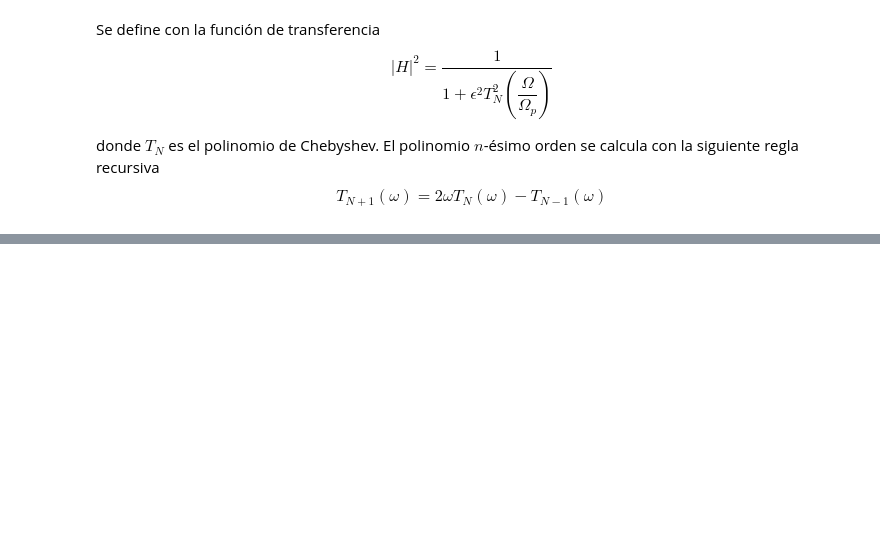
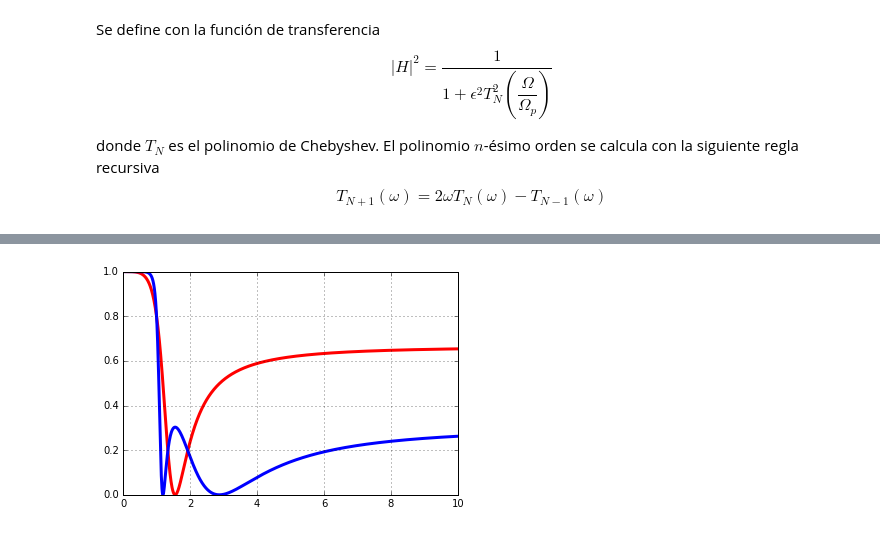
Before and after one commit to Poswer96/filtra_23-i, a Jupyter notebook: src/5. Filtros IIR. Aproximación Chebyshev/1. Concepto de Filtros Chebyshev.ipynb, the cells around one changed output, grey strips where cells are left out. Drawn from its saved outputs; the diff is of its cells as text; code cells hidden in the pictures; blank space fills up the shorter version.

```diff
--- a/src/5. Filtros IIR. Aproximación Chebyshev/1. Concepto de Filtros Chebyshev.ipynb
+++ b/src/5. Filtros IIR. Aproximación Chebyshev/1. Concepto de Filtros Chebyshev.ipynb
@@ -42,0 +60,22 @@ plt.show()
+# %%
+w  = np.linspace( .001,10,1000 )
+wp = 1.
+ws = 1.1
+
+p2_num = 2*(ws/wp)**2 - 1
+p2_den = 2*(ws/w )**2 - 1
+
+p4_num = ( 8*(ws/wp)**4 - 8*(ws/wp)**2 + 1 )
+p4_den = ( 8*(ws/w )**4 - 8*(ws/w )**2 + 1 )
+
+e  = .5
+
+H2 = 1/( 1+e**2*(p2_num**2/p2_den**2) )
+H4 = 1/( 1+e**2*(p4_num**2/p4_den**2) )
+
+plt.plot( w,H2, 'r', linewidth=3 )
+plt.plot( w,H4, 'b', linewidth=3 )
+plt.grid(True)
+plt.show()
+# %% [output]
+[figure, added]
```
Also changed, not shown: parts of 6 cells of this notebook, 1 other file.
